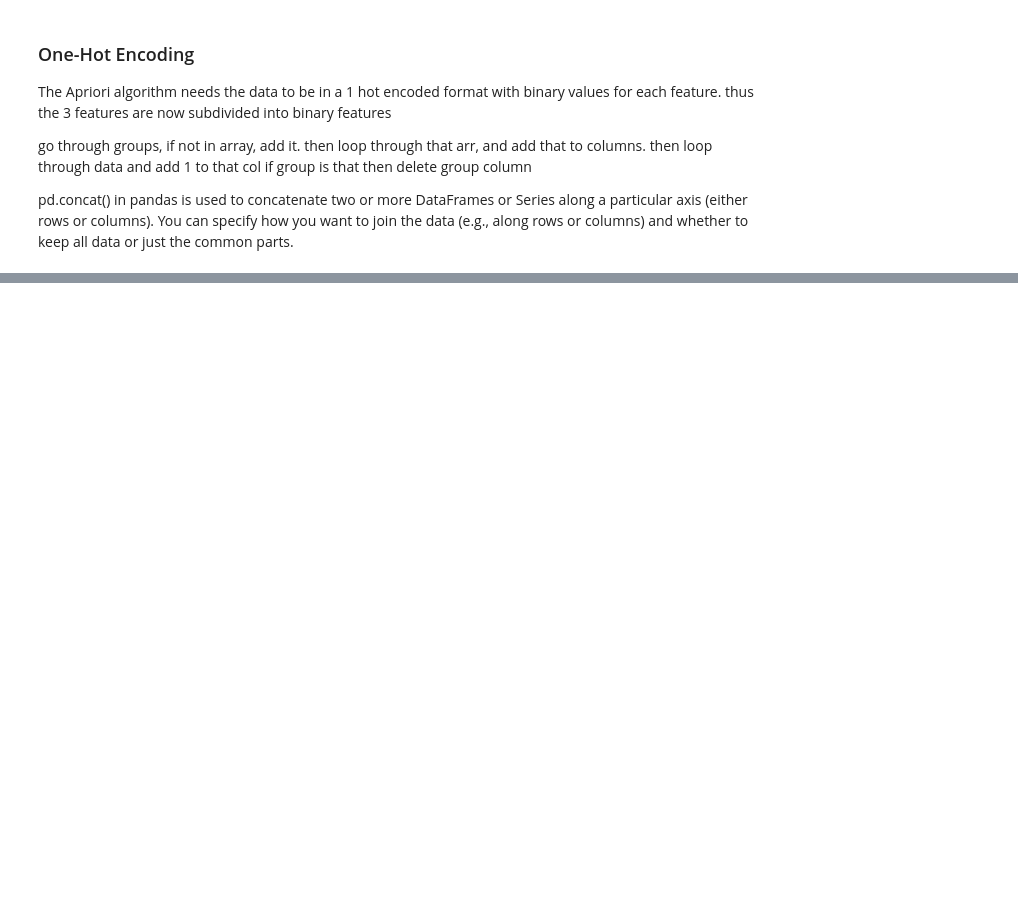
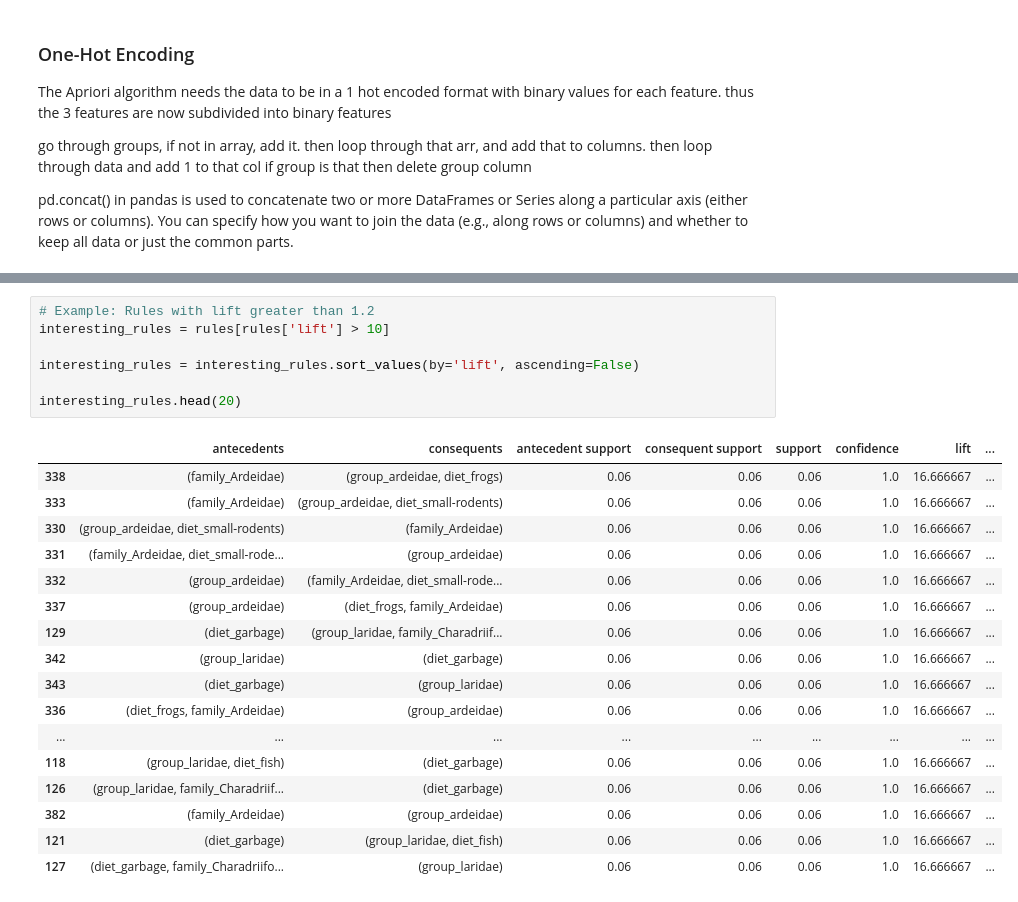
Before and after one commit to ancuongnguyen07/CS-E4650, a Jupyter notebook: hw3/code/solution_hw3.ipynb, the cells around one changed output, grey strips where cells are left out. Saved outputs shown, nothing was run; the diff lists cells and outputs as text; blank space fills up the shorter version.

```diff
--- a/hw3/code/solution_hw3.ipynb
+++ b/hw3/code/solution_hw3.ipynb
@@ -186,0 +436,25 @@ encoded_features.head(1).T.shape  :  (65, 1)
+# %%
+# Example: Rules with lift greater than 1.2
+interesting_rules = rules[rules['lift'] > 10]
+
+interesting_rules = interesting_rules.sort_values(by='lift', ascending=False)
+
+interesting_rules.head(20)
+# %% [output]
+|  | antecedents | consequents | antecedent support | consequent support | support | confidence | lift | ... |
+| 338 | (family_Ardeidae) | (group_ardeidae, diet_frogs) | 0.06 | 0.06 | 0.06 | 1.0 | 16.666667 | ... |
+| 333 | (family_Ardeidae) | (group_ardeidae, diet_small-rodents) | 0.06 | 0.06 | 0.06 | 1.0 | 16.666667 | ... |
+| 330 | (group_ardeidae, diet_small-rodents) | (family_Ardeidae) | 0.06 | 0.06 | 0.06 | 1.0 | 16.666667 | ... |
+| 331 | (family_Ardeidae, diet_small-rode... | (group_ardeidae) | 0.06 | 0.06 | 0.06 | 1.0 | 16.666667 | ... |
+| 332 | (group_ardeidae) | (family_Ardeidae, diet_small-rode... | 0.06 | 0.06 | 0.06 | 1.0 | 16.666667 | ... |
+| 337 | (group_ardeidae) | (diet_frogs, family_Ardeidae) | 0.06 | 0.06 | 0.06 | 1.0 | 16.666667 | ... |
+| 129 | (diet_garbage) | (group_laridae, family_Charadriif... | 0.06 | 0.06 | 0.06 | 1.0 | 16.666667 | ... |
+| 342 | (group_laridae) | (diet_garbage) | 0.06 | 0.06 | 0.06 | 1.0 | 16.666667 | ... |
+| 343 | (diet_garbage) | (group_laridae) | 0.06 | 0.06 | 0.06 | 1.0 | 16.666667 | ... |
+| 336 | (diet_frogs, family_Ardeidae) | (group_ardeidae) | 0.06 | 0.06 | 0.06 | 1.0 | 16.666667 | ... |
+| ... | ... | ... | ... | ... | ... | ... | ... | ... |
+| 118 | (group_laridae, diet_fish) | (diet_garbage) | 0.06 | 0.06 | 0.06 | 1.0 | 16.666667 | ... |
+| 126 | (group_laridae, family_Charadriif... | (diet_garbage) | 0.06 | 0.06 | 0.06 | 1.0 | 16.666667 | ... |
+| 382 | (family_Ardeidae) | (group_ardeidae) | 0.06 | 0.06 | 0.06 | 1.0 | 16.666667 | ... |
+| 121 | (diet_garbage) | (group_laridae, diet_fish) | 0.06 | 0.06 | 0.06 | 1.0 | 16.666667 | ... |
+| 127 | (diet_garbage, family_Charadriifo... | (group_laridae) | 0.06 | 0.06 | 0.06 | 1.0 | 16.666667 | ... |
```
Also changed, not shown: parts of 28 cells of this notebook, 2 other files.
